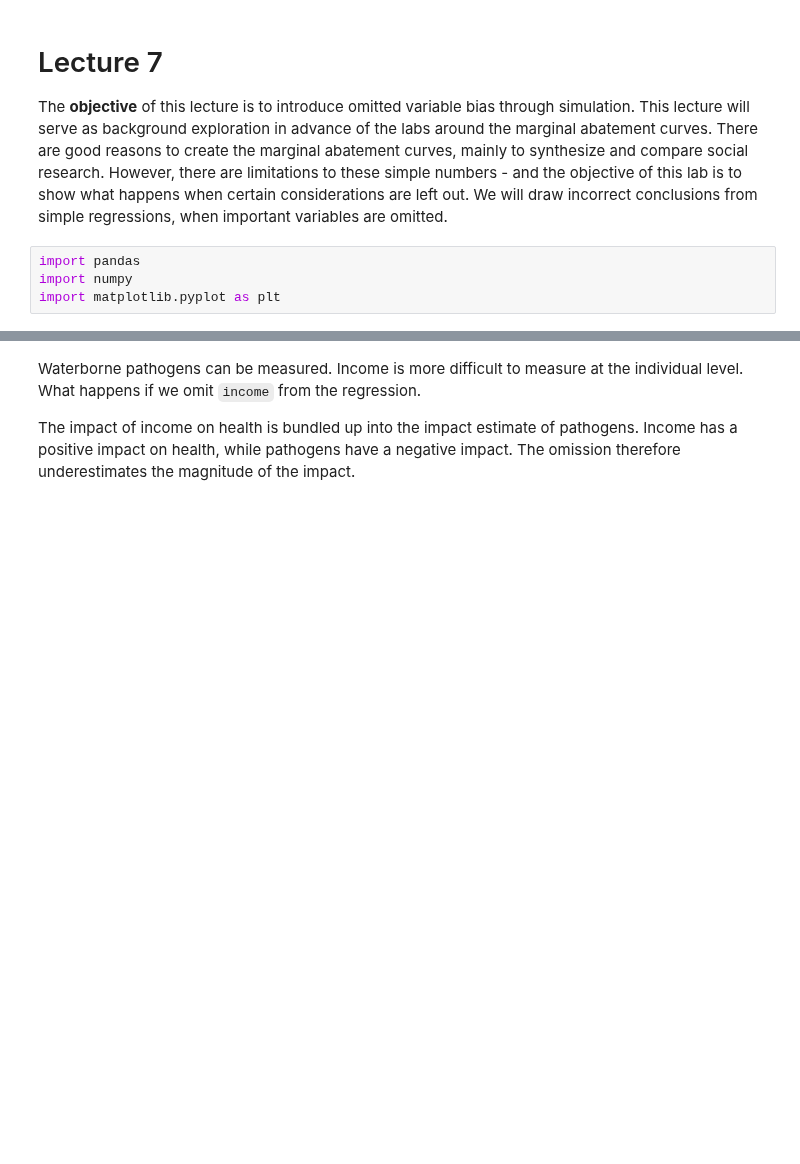
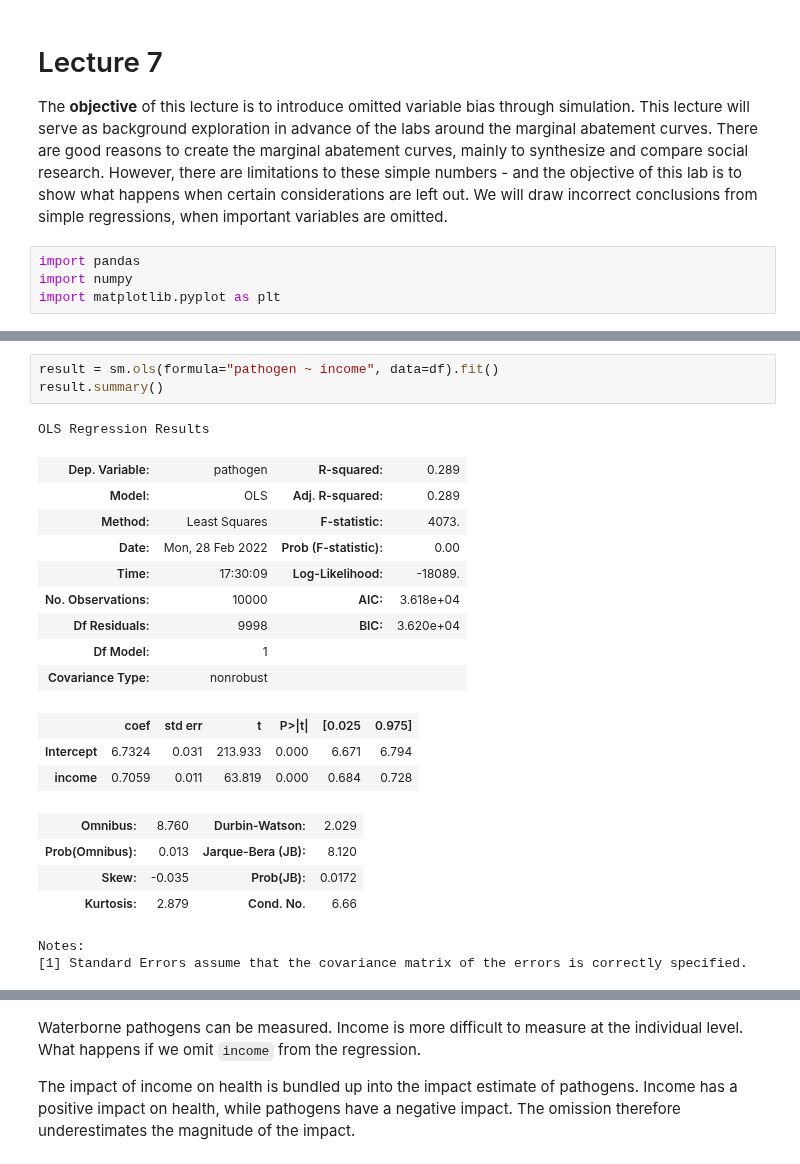
Before and after one commit to ds-modules/DATA88-SP22, a Jupyter notebook: Lecture7/lecture7.ipynb, the cells around one changed output, grey strips where cells are left out. Drawn from its saved outputs; the diff is of its cells as text; blank space fills up the shorter version.

```diff
--- a/Lecture7/lecture7.ipynb
+++ b/Lecture7/lecture7.ipynb
@@ -68,0 +72,23 @@ df
+# %%
+result = sm.ols(formula="pathogen ~ income", data=df).fit()
+result.summary()
+# %% [output]
+OLS Regression Results
+| Dep. Variable: | pathogen | R-squared: | 0.289 |
+| Model: | OLS | Adj. R-squared: | 0.289 |
+| Method: | Least Squares | F-statistic: | 4073. |
+| Date: | Mon, 28 Feb 2022 | Prob (F-statistic): | 0.00 |
+| Time: | 17:30:09 | Log-Likelihood: | -18089. |
+| No. Observations: | 10000 | AIC: | 3.618e+04 |
+| Df Residuals: | 9998 | BIC: | 3.620e+04 |
+| Df Model: | 1 |  |  |
+| Covariance Type: | nonrobust |  |  |
+|  | coef | std err | t | P>|t| | [0.025 | 0.975] |
+| Intercept | 6.7324 | 0.031 | 213.933 | 0.000 | 6.671 | 6.794 |
+| income | 0.7059 | 0.011 | 63.819 | 0.000 | 0.684 | 0.728 |
+| Omnibus: | 8.760 | Durbin-Watson: | 2.029 |
+| Prob(Omnibus): | 0.013 | Jarque-Bera (JB): | 8.120 |
+| Skew: | -0.035 | Prob(JB): | 0.0172 |
+| Kurtosis: | 2.879 | Cond. No. | 6.66 |
+Notes:
+[1] Standard Errors assume that the covariance matrix of the errors is correctly specified.
```
Also changed, not shown: parts of 16 cells of this notebook.
